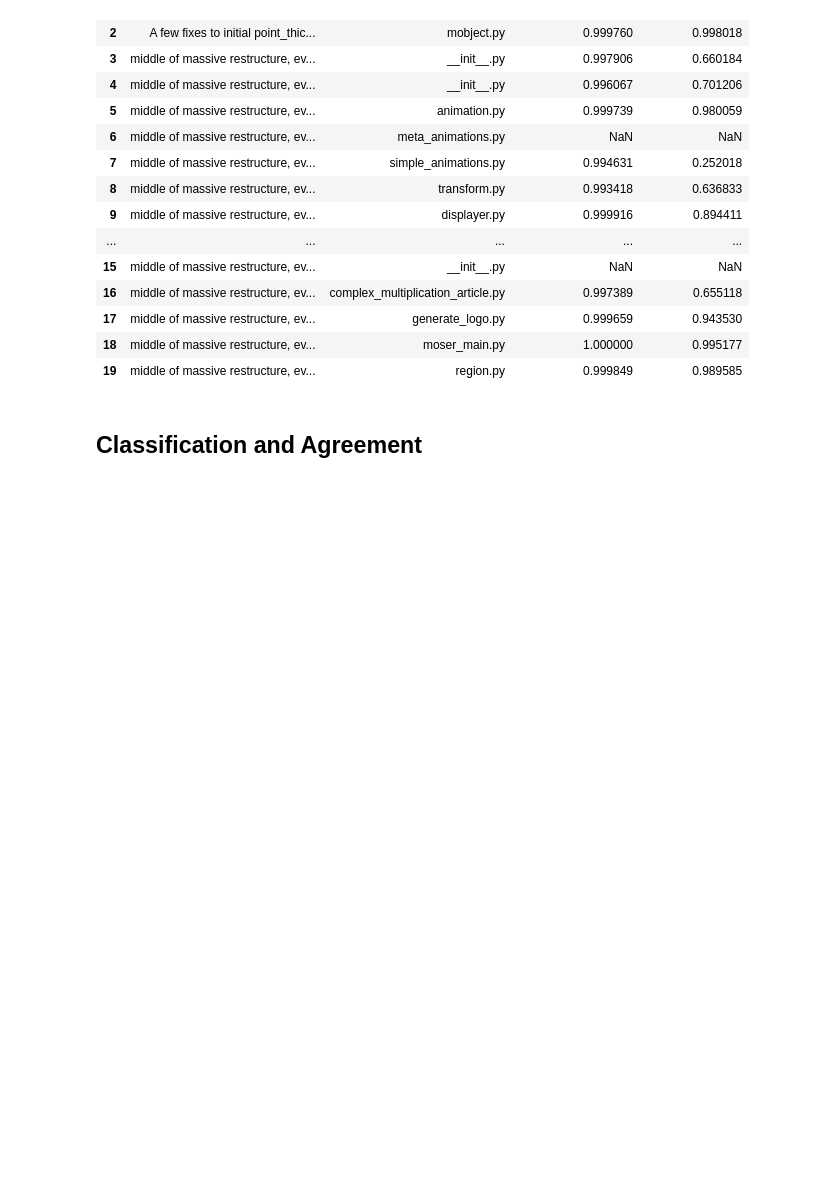
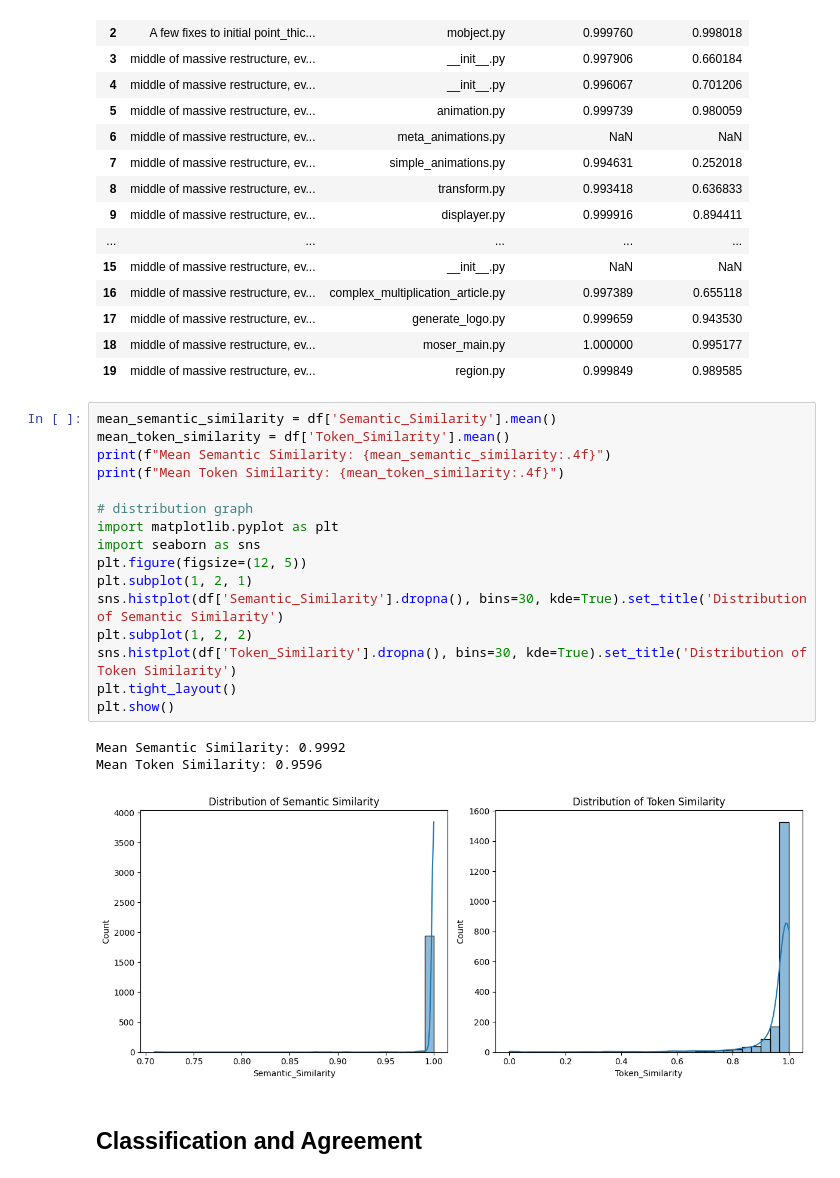
Before and after one commit to ShardulJunagade/cs202-stt, a Jupyter notebook: lab3/lab3.ipynb, the cells around one changed output. Drawn from its saved outputs; the diff is of its cells as text; blank space fills up the shorter version.

```diff
--- a/lab3/lab3.ipynb
+++ b/lab3/lab3.ipynb
@@ -318,6 +347,26 @@ display(df[['Message', 'File Name', 'Semantic_Similarity', 'Token_Similarity']].
 | 17 | middle of massive restructure, ev... | generate_logo.py | 0.999659 | 0.943530 |
 | 18 | middle of massive restructure, ev... | moser_main.py | 1.000000 | 0.995177 |
 | 19 | middle of massive restructure, ev... | region.py | 0.999849 | 0.989585 |
+# %%
+mean_semantic_similarity = df['Semantic_Similarity'].mean()
+mean_token_similarity = df['Token_Similarity'].mean()
+print(f"Mean Semantic Similarity: {mean_semantic_similarity:.4f}")
+print(f"Mean Token Similarity: {mean_token_similarity:.4f}")
+
+# distribution graph
+import matplotlib.pyplot as plt
+import seaborn as sns
+plt.figure(figsize=(12, 5))
+plt.subplot(1, 2, 1)
+sns.histplot(df['Semantic_Similarity'].dropna(), bins=30, kde=True).set_title('Distribution of Semantic Similarity')
+plt.subplot(1, 2, 2)
+sns.histplot(df['Token_Similarity'].dropna(), bins=30, kde=True).set_title('Distribution of Token Similarity')
+plt.tight_layout()
+plt.show()
+# %% [output]
+Mean Semantic Similarity: 0.9992
+Mean Token Similarity: 0.9596
+[figure, added]
 # %% [markdown]
 ## Classification and Agreement
 # %%
```
Also changed, not shown: parts of 7 cells of this notebook, 1 other file.
